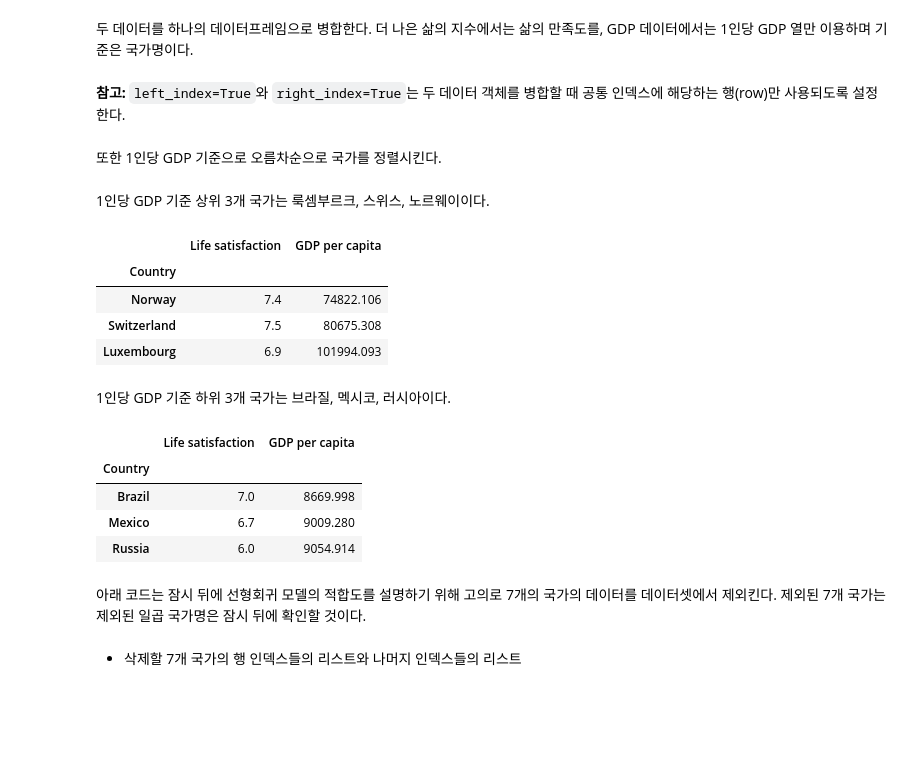
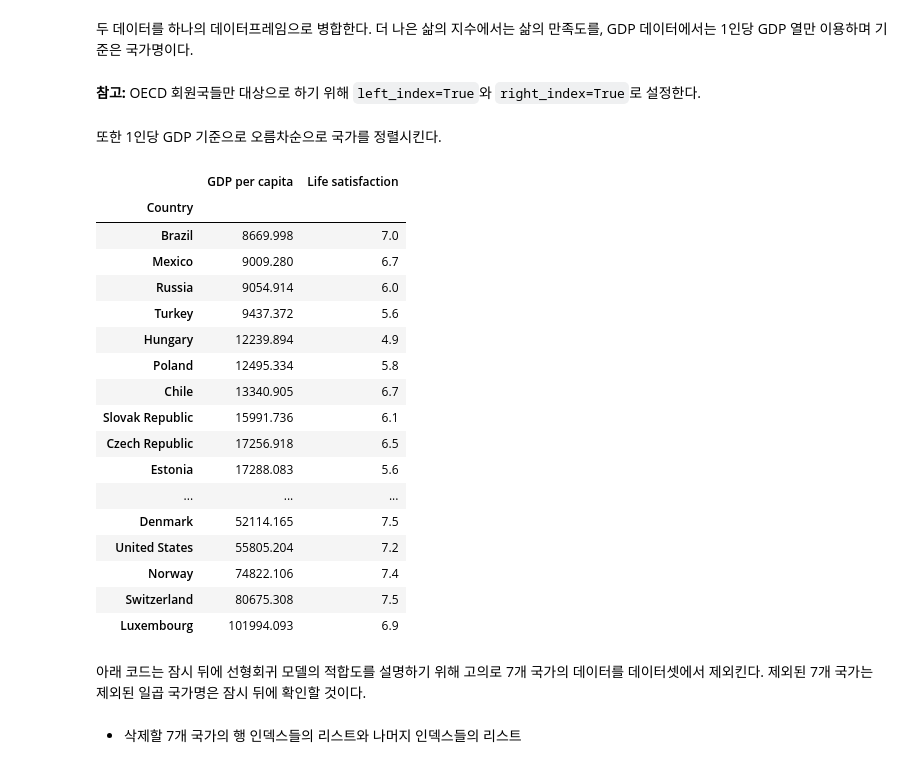
Before and after one commit to codingalzi/pydata, a Jupyter notebook: notebooks/pydata08-machine-learning-preview-1.ipynb, the cells around one changed output. Cells and saved outputs as stored; diff of their text form; code cells hidden in the pictures; blank space fills up the shorter version.

```diff
--- a/notebooks/pydata08-machine-learning-preview-1.ipynb
+++ b/notebooks/pydata08-machine-learning-preview-1.ipynb
@@ -313,39 +349,40 @@ gdp_per_capita.head()
 두 데이터를 하나의 데이터프레임으로 병합한다.
 더 나은 삶의 지수에서는 삶의 만족도를, GDP 데이터에서는 1인당 GDP 열만 이용하며 기준은 국가명이다.
 # %% [markdown]
-__참고:__ `left_index=True`와 `right_index=True`는 두 데이터 객체를 병합할 때
-공통 인덱스에 해당하는 행(row)만 사용되도록 설정한다.
+__참고:__ OECD 회원국들만 대상으로 하기 위해
+`left_index=True`와 `right_index=True`로 설정한다.
 # %%
-full_country_stats = pd.merge(left=oecd_bli['Life satisfaction'],
-                              right=gdp_per_capita['GDP per capita'],
+oecd_country_stats = pd.merge(left=gdp_per_capita['GDP per capita'],
+                              right=oecd_bli['Life satisfaction'],
                               left_index=True, right_index=True)
 # %% [markdown]
 또한 1인당 GDP 기준으로 오름차순으로 국가를 정렬시킨다.
 # %%
-full_country_stats.sort_values(by="GDP per capita", inplace=True) # 1인당 GDP 기준으로 정렬
+oecd_country_stats.sort_values(by="GDP per capita", inplace=True)
+
+oecd_country_stats
+# %% [output]
+|  | GDP per capita | Life satisfaction |
+| Country |  |  |
+| Brazil | 8669.998 | 7.0 |
+| Mexico | 9009.280 | 6.7 |
+| Russia | 9054.914 | 6.0 |
+| Turkey | 9437.372 | 5.6 |
+| Hungary | 12239.894 | 4.9 |
+| Poland | 12495.334 | 5.8 |
+| Chile | 13340.905 | 6.7 |
+| Slovak Republic | 15991.736 | 6.1 |
+| Czech Republic | 17256.918 | 6.5 |
+| Estonia | 17288.083 | 5.6 |
+| ... | ... | ... |
+| Denmark | 52114.165 | 7.5 |
+| United States | 55805.204 | 7.2 |
+| Norway | 74822.106 | 7.4 |
+| Switzerland | 80675.308 | 7.5 |
+| Luxembourg | 101994.093 | 6.9 |
-# %% [markdown]
-1인당 GDP 기준 상위 3개 국가는 룩셈부르크, 스위스, 노르웨이이다.
-# %%
-full_country_stats.tail(3)
-# %% [output]
-|  | Life satisfaction | GDP per capita |
-| Country |  |  |
-| Norway | 7.4 | 74822.106 |
-| Switzerland | 7.5 | 80675.308 |
-| Luxembourg | 6.9 | 101994.093 |
-# %% [markdown]
-1인당 GDP 기준 하위 3개 국가는 브라질, 멕시코, 러시아이다.
-# %%
-full_country_stats.head(3)
-# %% [output]
-|  | Life satisfaction | GDP per capita |
-| Country |  |  |
-| Brazil | 7.0 | 8669.998 |
-| Mexico | 6.7 | 9009.280 |
-| Russia | 6.0 | 9054.914 |
 # %% [markdown]
 아래 코드는 잠시 뒤에 선형회귀 모델의 적합도를 설명하기 위해
-고의로 7개의 국가의 데이터를 데이터셋에서 제외킨다.
+고의로 7개 국가의 데이터를 데이터셋에서 제외킨다.
 제외된 7개 국가는 제외된 일곱 국가명은 잠시 뒤에 확인할 것이다.
 # %% [markdown]
 * 삭제할 7개 국가의 행 인덱스들의 리스트와 나머지 인덱스들의 리스트
```
Also changed, not shown: parts of 54 cells of this notebook, 1 other file.
